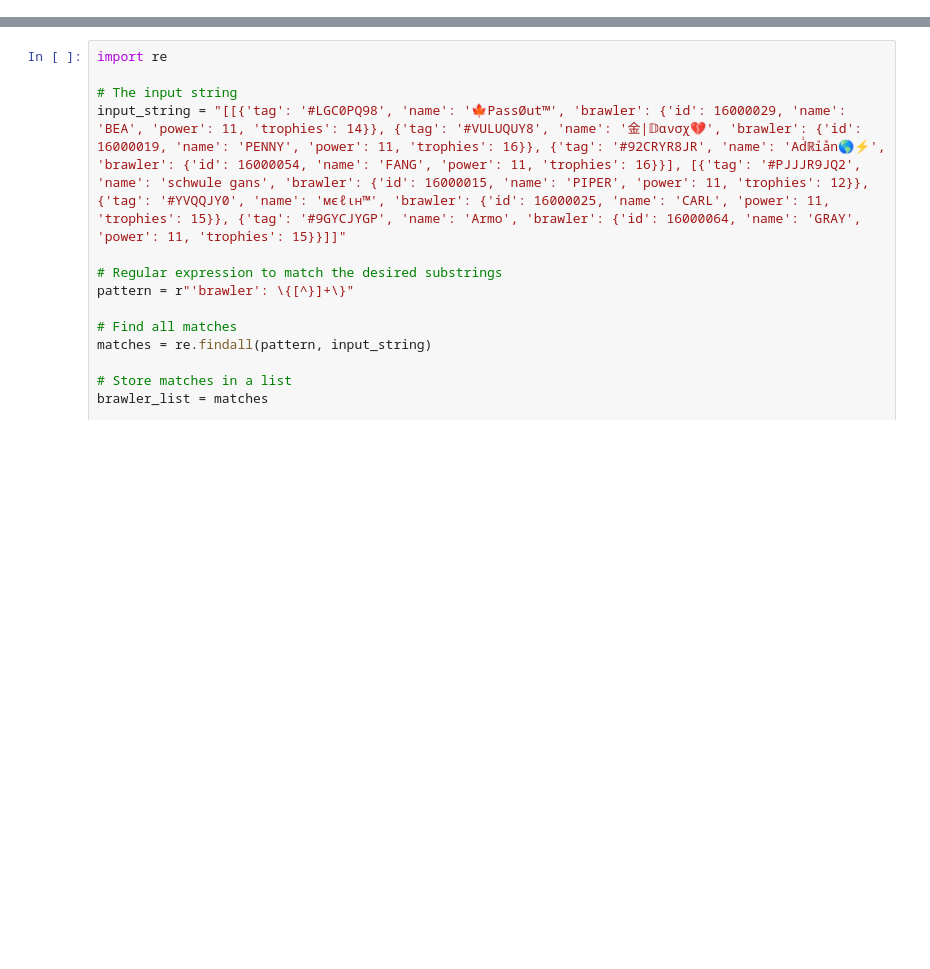
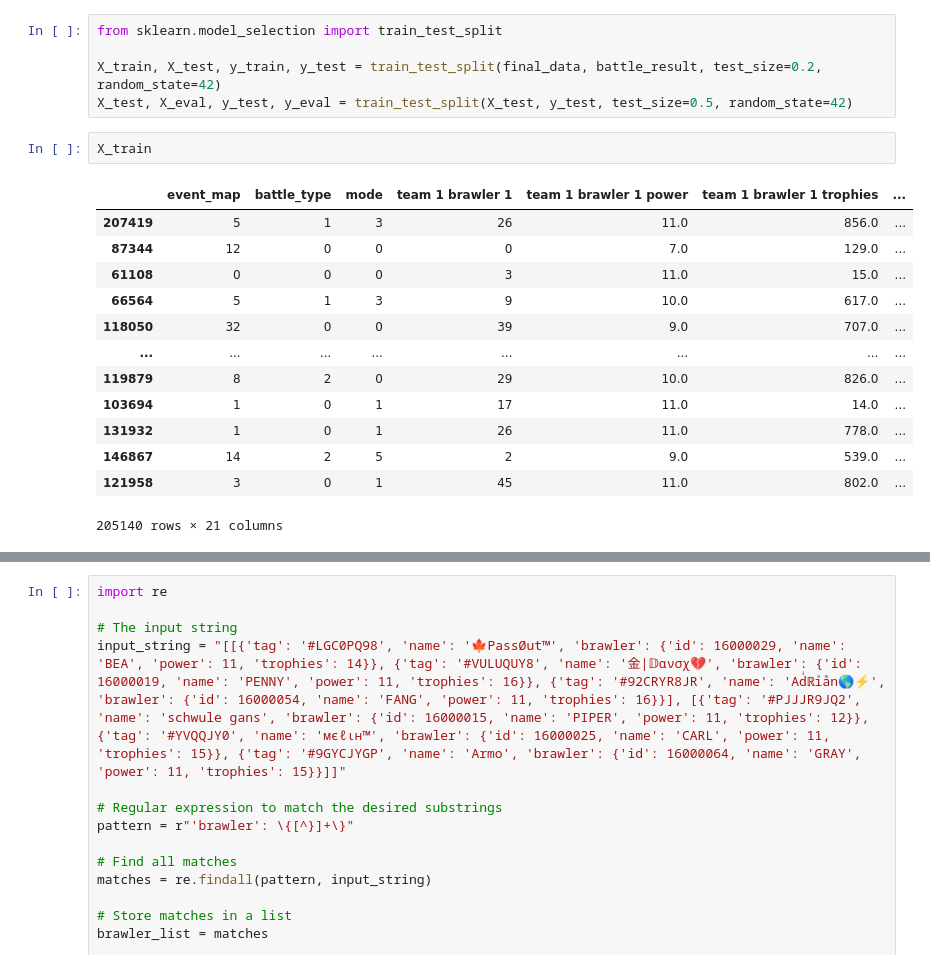
Before and after one commit to ellioto123/Diss-Code, a Jupyter notebook: Main.ipynb, the cells around one changed output, grey strips where cells are left out. Saved outputs shown, nothing was run; the diff lists cells and outputs as text; blank space fills up the shorter version.

```diff
--- a/Main.ipynb
+++ b/Main.ipynb
@@ -114,0 +120,21 @@ Battle Result List:
+# %%
+from sklearn.model_selection import train_test_split
+
+X_train, X_test, y_train, y_test = train_test_split(final_data, battle_result, test_size=0.2, random_state=42)
+X_test, X_eval, y_test, y_eval = train_test_split(X_test, y_test, test_size=0.5, random_state=42)
+# %%
+X_train
+# %% [output]
+|  | event_map | battle_type | mode | team 1 brawler 1 | team 1 brawler 1 power | team 1 brawler 1 trophies | ... |
+| 207419 | 5 | 1 | 3 | 26 | 11.0 | 856.0 | ... |
+| 87344 | 12 | 0 | 0 | 0 | 7.0 | 129.0 | ... |
+| 61108 | 0 | 0 | 0 | 3 | 11.0 | 15.0 | ... |
+| 66564 | 5 | 1 | 3 | 9 | 10.0 | 617.0 | ... |
+| 118050 | 32 | 0 | 0 | 39 | 9.0 | 707.0 | ... |
+| ... | ... | ... | ... | ... | ... | ... | ... |
+| 119879 | 8 | 2 | 0 | 29 | 10.0 | 826.0 | ... |
+| 103694 | 1 | 0 | 1 | 17 | 11.0 | 14.0 | ... |
+| 131932 | 1 | 0 | 1 | 26 | 11.0 | 778.0 | ... |
+| 146867 | 14 | 2 | 5 | 2 | 9.0 | 539.0 | ... |
+| 121958 | 3 | 0 | 1 | 45 | 11.0 | 802.0 | ... |
+205140 rows × 21 columns
```
Also changed, not shown: parts of 11 cells of this notebook, 1 other file.
